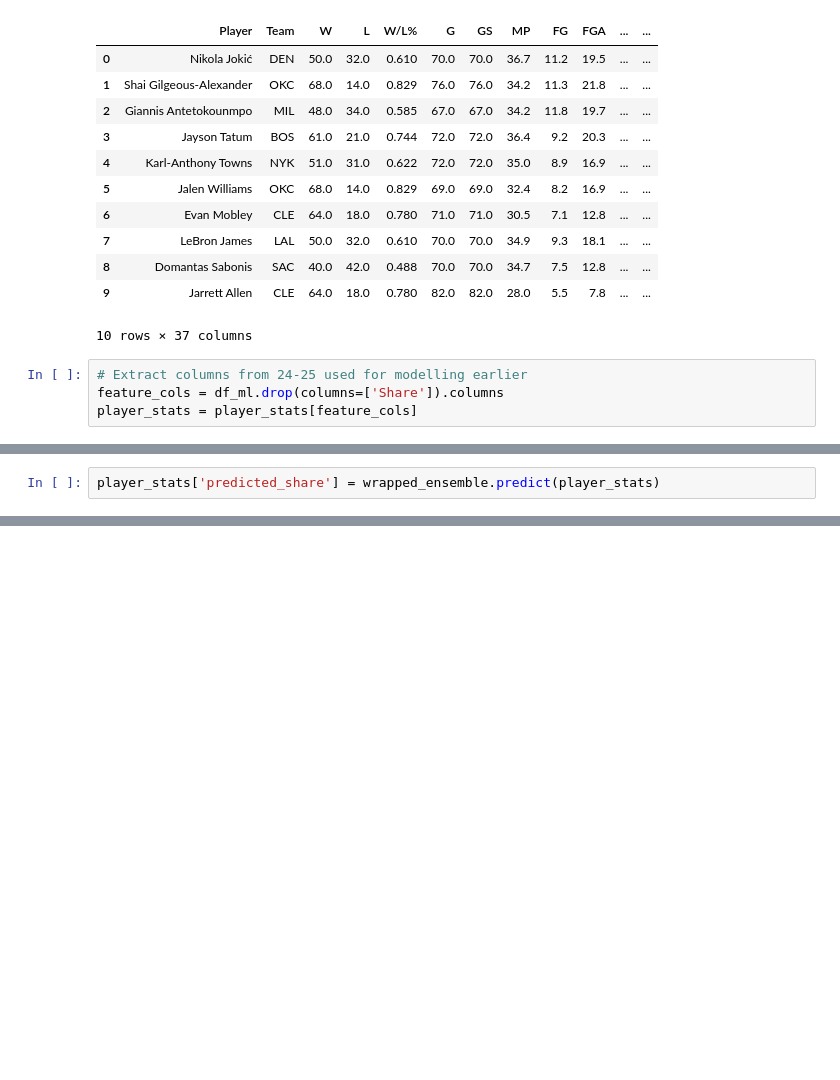
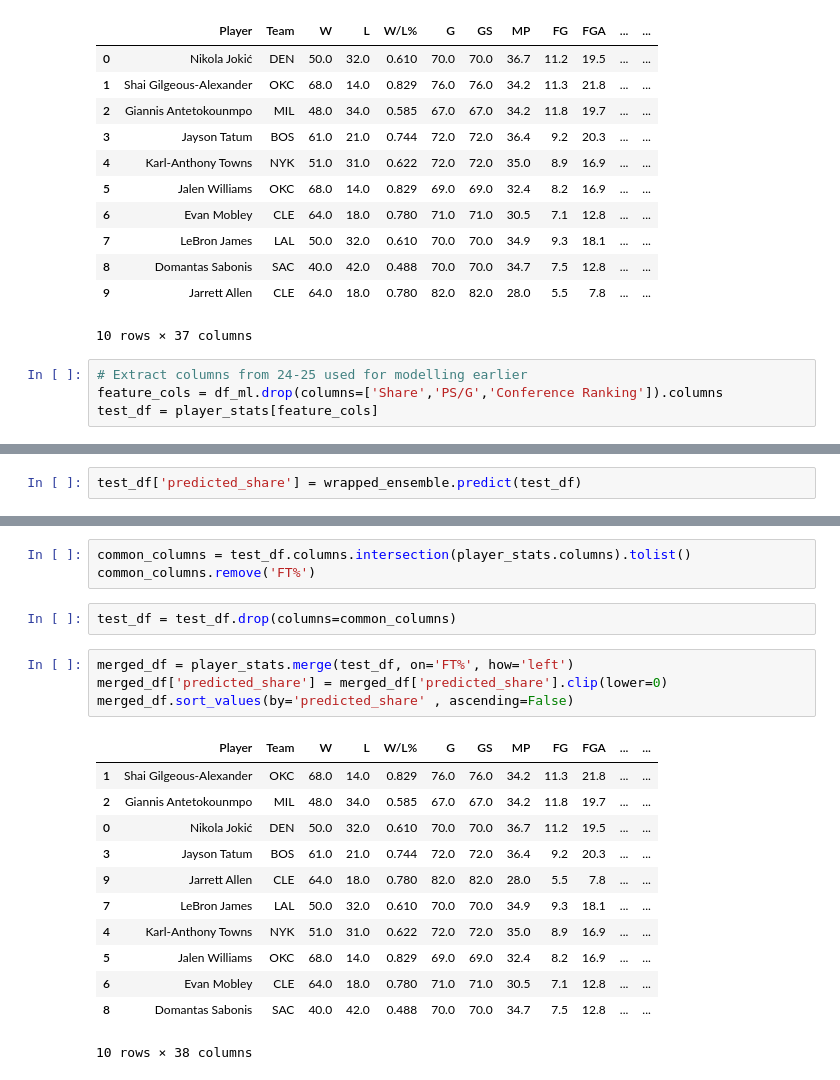
Before and after one commit to gohsoonhao/NBAMVP, a Jupyter notebook: nba_mvp_ml.ipynb, the cells around one changed output, grey strips where cells are left out. Saved outputs shown, nothing was run; the diff lists cells and outputs as text; blank space fills up the shorter version.

Commit message:
done up predictions on 24/25

```diff
--- a/nba_mvp_ml.ipynb
+++ b/nba_mvp_ml.ipynb
@@ -508,5 +495,5 @@ player_stats
 10 rows × 37 columns
 # %%
 # Extract columns from 24-25 used for modelling earlier
-feature_cols = df_ml.drop(columns=['Share']).columns
-player_stats = player_stats[feature_cols]
+feature_cols = df_ml.drop(columns=['Share','PS/G','Conference Ranking']).columns
+test_df = player_stats[feature_cols]
@@ -527,3 +506,3 @@ player_stats
 # %%
-player_stats['predicted_share'] = wrapped_ensemble.predict(player_stats)
+test_df['predicted_share'] = wrapped_ensemble.predict(test_df)
 # %% [output]
@@ -535,0 +528,22 @@ ValueError: X has 18 features, but LinearRegression is expecting 16 features as
+# %%
+common_columns = test_df.columns.intersection(player_stats.columns).tolist()
+common_columns.remove('FT%')
+# %%
+test_df = test_df.drop(columns=common_columns)
+# %%
+merged_df = player_stats.merge(test_df, on='FT%', how='left')
+merged_df['predicted_share'] = merged_df['predicted_share'].clip(lower=0)
+merged_df.sort_values(by='predicted_share' , ascending=False)
+# %% [output]
+|  | Player | Team | W | L | W/L% | G | GS | MP | FG | FGA | ... | ... |
+| 1 | Shai Gilgeous-Alexander | OKC | 68.0 | 14.0 | 0.829 | 76.0 | 76.0 | 34.2 | 11.3 | 21.8 | ... | ... |
+| 2 | Giannis Antetokounmpo | MIL | 48.0 | 34.0 | 0.585 | 67.0 | 67.0 | 34.2 | 11.8 | 19.7 | ... | ... |
+| 0 | Nikola Jokić | DEN | 50.0 | 32.0 | 0.610 | 70.0 | 70.0 | 36.7 | 11.2 | 19.5 | ... | ... |
+| 3 | Jayson Tatum | BOS | 61.0 | 21.0 | 0.744 | 72.0 | 72.0 | 36.4 | 9.2 | 20.3 | ... | ... |
+| 9 | Jarrett Allen | CLE | 64.0 | 18.0 | 0.780 | 82.0 | 82.0 | 28.0 | 5.5 | 7.8 | ... | ... |
+| 7 | LeBron James | LAL | 50.0 | 32.0 | 0.610 | 70.0 | 70.0 | 34.9 | 9.3 | 18.1 | ... | ... |
+| 4 | Karl-Anthony Towns | NYK | 51.0 | 31.0 | 0.622 | 72.0 | 72.0 | 35.0 | 8.9 | 16.9 | ... | ... |
+| 5 | Jalen Williams | OKC | 68.0 | 14.0 | 0.829 | 69.0 | 69.0 | 32.4 | 8.2 | 16.9 | ... | ... |
+| 6 | Evan Mobley | CLE | 64.0 | 18.0 | 0.780 | 71.0 | 71.0 | 30.5 | 7.1 | 12.8 | ... | ... |
+| 8 | Domantas Sabonis | SAC | 40.0 | 42.0 | 0.488 | 70.0 | 70.0 | 34.7 | 7.5 | 12.8 | ... | ... |
+10 rows × 38 columns
```
Also changed, not shown: parts of 5 cells of this notebook.
